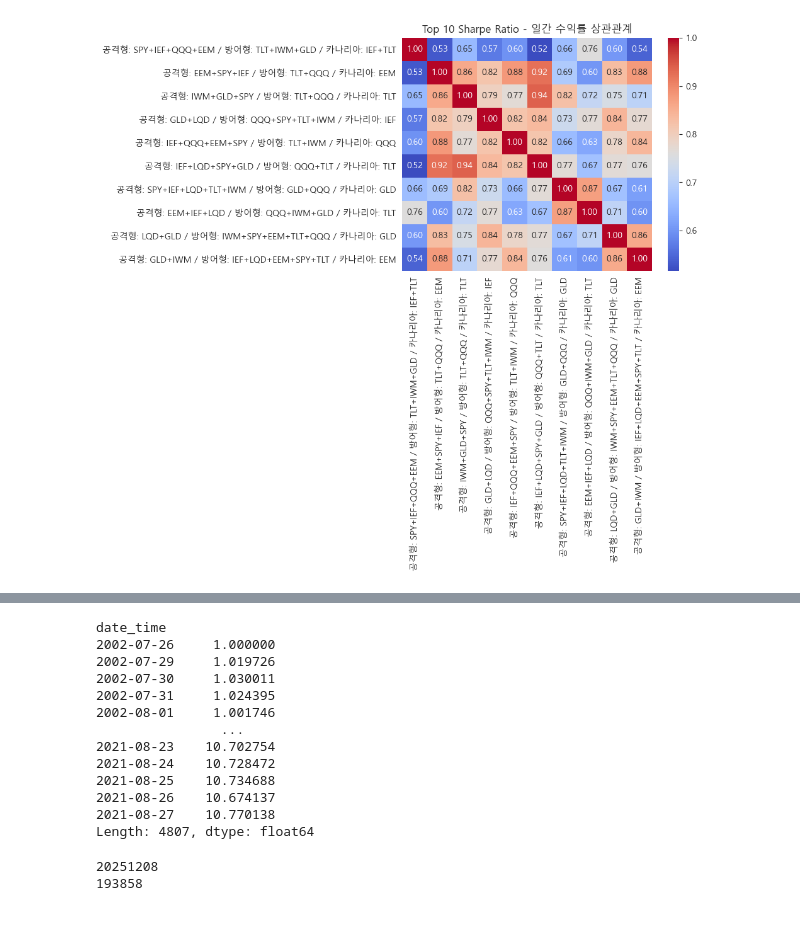
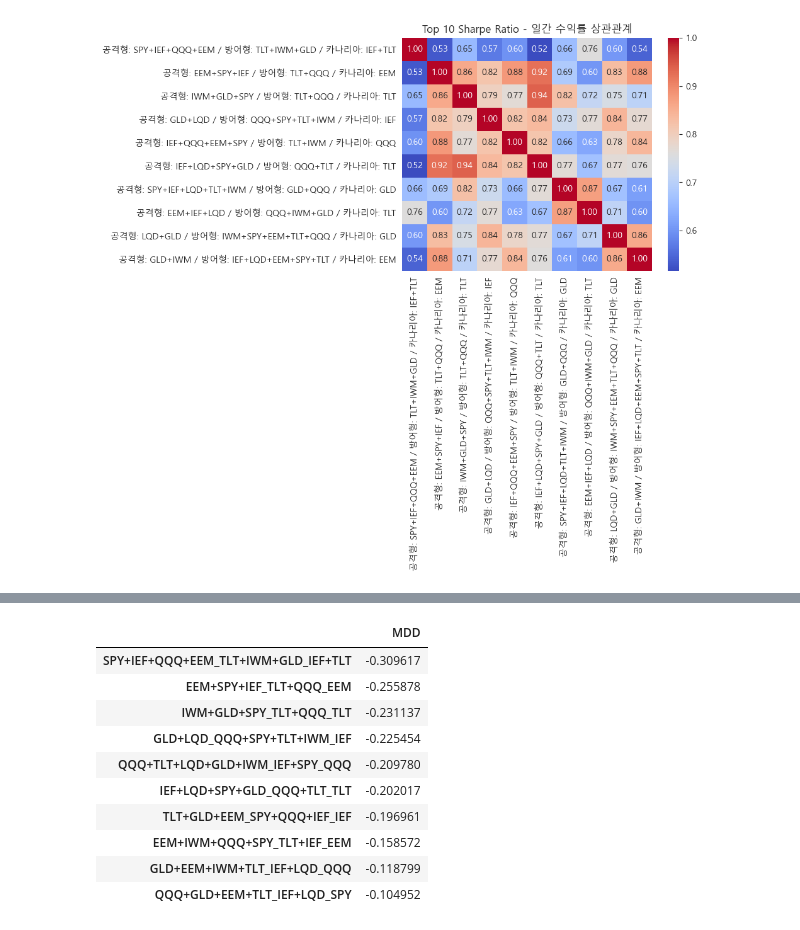
Before and after one commit to javiow/ugel, a Jupyter notebook: notebook/daa/prt_6.ipynb, the cells around one changed output, grey strips where cells are left out. Drawn from its saved outputs; the diff is of its cells as text; code cells hidden in the pictures.

```diff
--- a/notebook/prt_5.ipynb
+++ b/notebook/daa/prt_6.ipynb
@@ -363,7 +364,8 @@ def daa_backtest(all_ticker_price_df, all_ticker_columns):
     return result_portval_dict, top_10_portval_dict
 # %%
 # Buy and Hold
-all_ticker_price_df = pd.read_csv("../data/sample/us_etf_2.csv", index_col=0, parse_dates=True)
+all_ticker_price_df = pd.read_csv("../../data/sample/us_etf_2.csv", index_col=0, parse_dates=True)
 all_ticker_columns = ["SPY", "QQQ", "IWM", "EEM", "TLT", "IEF", "LQD", "GLD"]
+# all_ticker_columns = ["SPY", "QQQ","TLT", "IEF", "GLD"]
 
 result_portval_dict, top_10_portval_dict = daa_backtest(all_ticker_price_df, all_ticker_columns)
@@ -593,26 +580,0 @@ Length: 3963, dtype: float64
-# %%
-result_portval_dict['buy_and_hold']
-# %% [output]
-date_time
-2002-07-26     1.000000
-2002-07-29     1.019726
-2002-07-30     1.030011
-2002-07-31     1.024395
-2002-08-01     1.001746
-                ...
-2021-08-23    10.702754
-2021-08-24    10.728472
-2021-08-25    10.734688
-2021-08-26    10.674137
-2021-08-27    10.770138
-Length: 4807, dtype: float64
-# %%
-from datetime import datetime
-
-now_date = datetime.now().strftime("%Y%m%d")
-now_time = datetime.now().strftime("%H%M%S")
-print(now_date)
-print(now_time)
-# %% [output]
-20251208
-193858
@@ -618,0 +583,14 @@ print(now_time)
+# %%
+top_10_portval_dict['top_10_mdd_sharpe']
+# %% [output]
+|  | MDD |
+| SPY+IEF+QQQ+EEM_TLT+IWM+GLD_IEF+TLT | -0.309617 |
+| EEM+SPY+IEF_TLT+QQQ_EEM | -0.255878 |
+| IWM+GLD+SPY_TLT+QQQ_TLT | -0.231137 |
+| GLD+LQD_QQQ+SPY+TLT+IWM_IEF | -0.225454 |
+| QQQ+TLT+LQD+GLD+IWM_IEF+SPY_QQQ | -0.209780 |
+| IEF+LQD+SPY+GLD_QQQ+TLT_TLT | -0.202017 |
+| TLT+GLD+EEM_SPY+QQQ+IEF_IEF | -0.196961 |
+| EEM+IWM+QQQ+SPY_TLT+IEF_EEM | -0.158572 |
+| GLD+EEM+IWM+TLT_IEF+LQD_QQQ | -0.118799 |
+| QQQ+GLD+EEM+TLT_IEF+LQD_SPY | -0.104952 |
```
Also changed, not shown: parts of 12 cells of this notebook, 18 other files.
